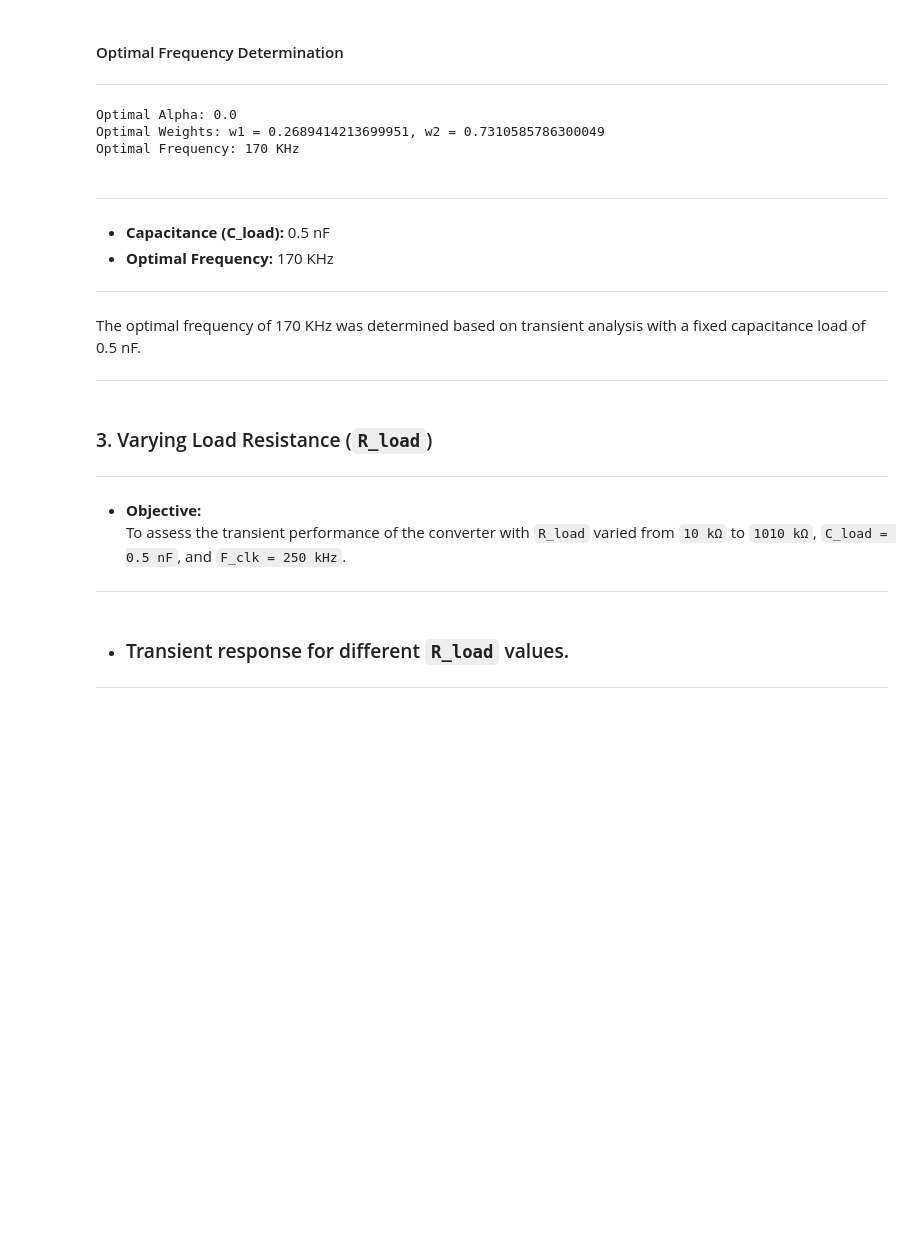
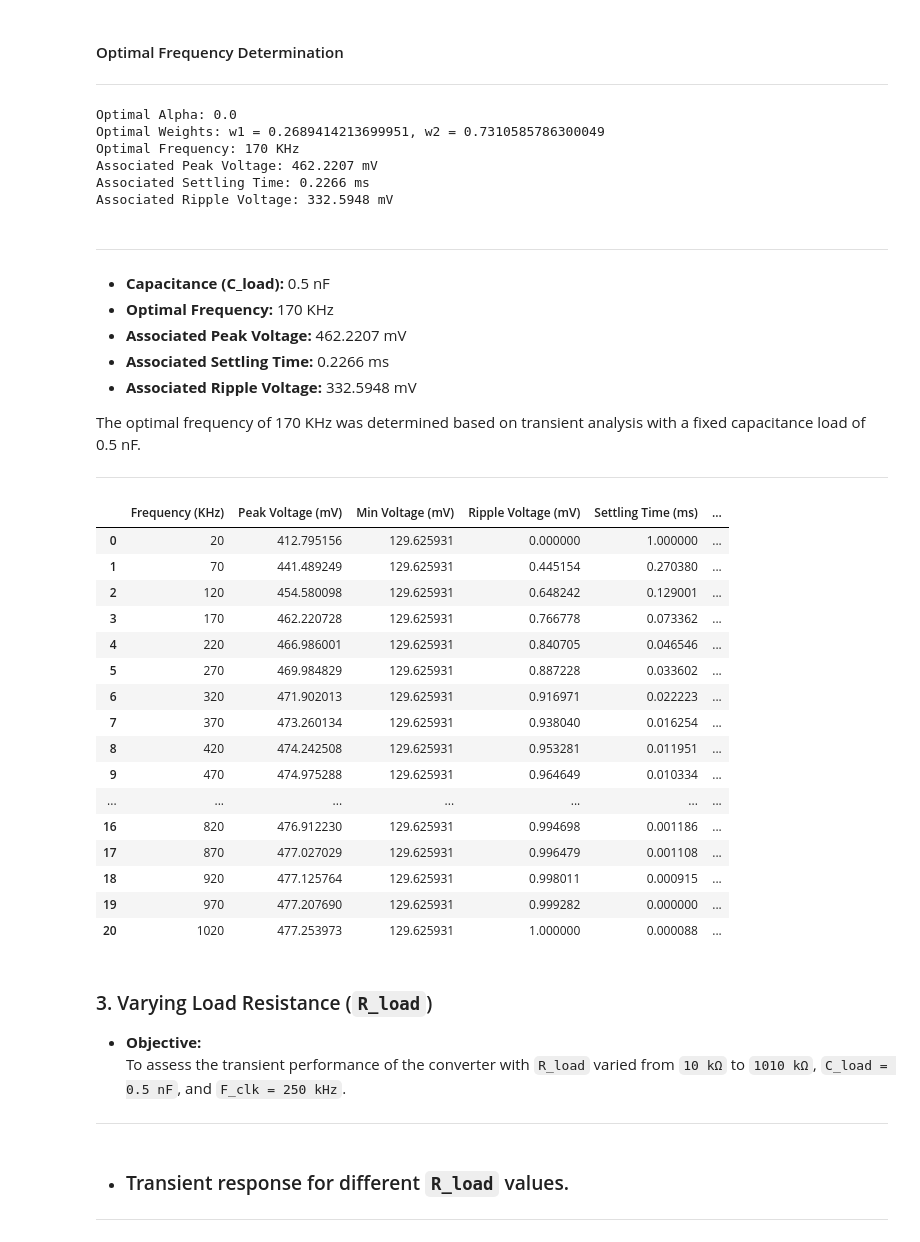
Before and after one commit to imran-nazir0011/minor-project-7th-sem, a Jupyter notebook: transient_analysis.ipynb, the cells around one changed output. Saved outputs shown, nothing was run; the diff lists cells and outputs as text; code cells hidden in the pictures; blank space fills up the shorter version.

```diff
--- a/transient_analysis.ipynb
+++ b/transient_analysis.ipynb
@@ -162,33 +152,26 @@ Based on the transient analysis results of varying load capacitance for a 2:1 sw
 #### Optimal Capacitance Determination
 ---
 # %%
+scaler = MinMaxScaler()
 
-scaler = MinMaxScaler()
-df2[['Ripple Voltage [mV]', 'Settling Time (ms)']] = scaler.fit_transform(
-    df2[['Ripple Voltage [mV]', 'Settling Time (ms)']]
-)
-
+df2['Scaled_Ripple_Voltage [mV]'] = scaler.fit_transform(df2[['Ripple Voltage [mV]']])
+df2['Scaled_Settling_Time (ms)'] = scaler.fit_transform(df2[['Settling Time (ms)']])
 
 def compute_objective(alpha, df):
-
     w1 = np.exp(alpha) / (np.exp(alpha) + np.exp(1 - alpha))
     w2 = np.exp(1 - alpha) / (np.exp(alpha) + np.exp(1 - alpha))
 
-    df['Objective'] = w1 * df['Ripple Voltage [mV]'] + w2 * df['Settling Time (ms)']
-
+    df['Objective'] = w1 * df['Scaled_Ripple_Voltage [mV]'] + w2 * df['Scaled_Settling_Time (ms)']
 
     X = df[['Capacitance (C1) [nF]']]
     y = df['Objective']
-
     X_train, X_test, y_train, y_test = train_test_split(X, y, test_size=0.2, random_state=42)
 
     model = GradientBoostingRegressor(random_state=42)
     model.fit(X_train, y_train)
 
     df['Predicted_Objective'] = model.predict(X)
-
     return df['Predicted_Objective'].min()
-
 
 result = minimize(
     lambda alpha: compute_objective(alpha, df2.copy()),
@@ -201,8 +184,7 @@ optimal_alpha = result.x[0]
 w1 = np.exp(optimal_alpha) / (np.exp(optimal_alpha) + np.exp(1 - optimal_alpha))
 w2 = np.exp(1 - optimal_alpha) / (np.exp(optimal_alpha) + np.exp(1 - optimal_alpha))
 
-
-df2['Objective'] = w1 * df2['Ripple Voltage [mV]'] + w2 * df2['Settling Time (ms)']
+df2['Objective'] = w1 * df2['Scaled_Ripple_Voltage [mV]'] + w2 * df2['Scaled_Settling_Time (ms)']
 X = df2[['Capacitance (C1) [nF]']]
 y = df2['Objective']
 
@@ -213,10 +195,16 @@ df2['Predicted_Objective'] = model.predict(X)
 
 optimal_index = df2['Predicted_Objective'].idxmin()
 optimal_capacitance = df2.loc[optimal_index, 'Capacitance (C1) [nF]']
+optimal_peak_voltage = df2.loc[optimal_index, 'Peak Voltage [mV]']
+optimal_settling_time = df2.loc[optimal_index, 'Settling Time (ms)']
+optimal_ripple_voltage = df2.loc[optimal_index, 'Ripple Voltage [mV]']
 
 print(f"Optimal Alpha: {optimal_alpha}")
 print(f"Optimal Weights: w1 = {w1}, w2 = {w2}")
 print(f"Optimal Capacitance: {optimal_capacitance} nF")
+print(f'Associated Peak Voltage: {optimal_peak_voltage:.4F} mV')
+print(f'Associated Settling Time: {optimal_settling_time:.4F} ms')
+print(f'Associated Ripple Voltage: {optimal_ripple_voltage:.4F} mV')
 # %% [output]
 Optimal Alpha: 0.0
 Optimal Weights: w1 = 0.2689414213699951, w2 = 0.7310585786300049
@@ -369,14 +363,14 @@ The Graph provides insights into the transient analysis of a 2:1 switched capaci
 ---
 # %%
 scaler = MinMaxScaler()
-df4[['Ripple Voltage (mV)', 'Settling Time (ms)']] = scaler.fit_transform(
-    df4[['Ripple Voltage (mV)', 'Settling Time (ms)']]
-)
+
+df4['Scaled_Ripple_Voltage (mV)'] = scaler.fit_transform(df4[['Ripple Voltage (mV)']])
+df4['Scaled_Settling_Time (ms)'] = scaler.fit_transform(df4[['Settling Time (ms)']])
 
 def compute_objective(alpha, df):
     w1 = np.exp(alpha) / (np.exp(alpha) + np.exp(1 - alpha))
     w2 = np.exp(1 - alpha) / (np.exp(alpha) + np.exp(1 - alpha))
-    df['Objective'] = w1 * df['Ripple Voltage (mV)'] + w2 * df['Settling Time (ms)']
+    df['Objective'] = w1 * df['Scaled_Ripple_Voltage (mV)'] + w2 * df['Scaled_Settling_Time (ms)']
     X = df[['Frequency (KHz)']]
     y = df['Objective']
     X_train, X_test, y_train, y_test = train_test_split(X, y, test_size=0.2, random_state=42)
@@ -396,7 +390,7 @@ optimal_alpha = result.x[0]
 w1 = np.exp(optimal_alpha) / (np.exp(optimal_alpha) + np.exp(1 - optimal_alpha))
 w2 = np.exp(1 - optimal_alpha) / (np.exp(optimal_alpha) + np.exp(1 - optimal_alpha))
 
-df4['Objective'] = w1 * df4['Ripple Voltage (mV)'] + w2 * df4['Settling Time (ms)']
+df4['Objective'] = w1 * df4['Scaled_Ripple_Voltage (mV)'] + w2 * df4['Scaled_Settling_Time (ms)']
 X = df4[['Frequency (KHz)']]
 y = df4['Objective']
 
@@ -407,28 +401,57 @@ df4['Predicted_Objective'] = model.predict(X)
 
 optimal_index = df4['Predicted_Objective'].idxmin()
 optimal_frequency = df4.loc[optimal_index, 'Frequency (KHz)']
+optimal_peak_voltage = df4.loc[optimal_index, 'Peak Voltage (mV)']
+optimal_ripple_voltage = df4.loc[optimal_index, 'Ripple Voltage (mV)']
+optimal_settling_time = df4.loc[optimal_index, 'Settling Time (ms)']
 
 print(f"Optimal Alpha: {optimal_alpha}")
 print(f"Optimal Weights: w1 = {w1}, w2 = {w2}")
 print(f"Optimal Frequency: {optimal_frequency} KHz")
+print(f'Associated Peak Voltage: {optimal_peak_voltage:.4F} mV')
+print(f'Associated Settling Time: {optimal_settling_time:.4F} ms')
+print(f'Associated Ripple Voltage: {optimal_ripple_voltage:.4F} mV')
 # %% [output]
 Optimal Alpha: 0.0
 Optimal Weights: w1 = 0.2689414213699951, w2 = 0.7310585786300049
 Optimal Frequency: 170 KHz
+Associated Peak Voltage: 462.2207 mV
+Associated Settling Time: 0.2266 ms
+Associated Ripple Voltage: 332.5948 mV
 # %% [markdown]
-
 ---
 - **Capacitance (C_load):** 0.5 nF
 - **Optimal Frequency:** 170 KHz
-
----
+- **Associated Peak Voltage:** 462.2207 mV
+- **Associated Settling Time:** 0.2266 ms
+- **Associated Ripple Voltage:** 332.5948 mV
 
 The optimal frequency of 170 KHz was determined based on transient analysis with a fixed capacitance load of 0.5 nF.
 
 ---
+# %%
+df4
+# %% [output]
+|  | Frequency (KHz) | Peak Voltage (mV) | Min Voltage (mV) | Ripple Voltage (mV) | Settling Time (ms) | ... |
+| 0 | 20 | 412.795156 | 129.625931 | 0.000000 | 1.000000 | ... |
+| 1 | 70 | 441.489249 | 129.625931 | 0.445154 | 0.270380 | ... |
+| 2 | 120 | 454.580098 | 129.625931 | 0.648242 | 0.129001 | ... |
+| 3 | 170 | 462.220728 | 129.625931 | 0.766778 | 0.073362 | ... |
+| 4 | 220 | 466.986001 | 129.625931 | 0.840705 | 0.046546 | ... |
+| 5 | 270 | 469.984829 | 129.625931 | 0.887228 | 0.033602 | ... |
+| 6 | 320 | 471.902013 | 129.625931 | 0.916971 | 0.022223 | ... |
+| 7 | 370 | 473.260134 | 129.625931 | 0.938040 | 0.016254 | ... |
+| 8 | 420 | 474.242508 | 129.625931 | 0.953281 | 0.011951 | ... |
+| 9 | 470 | 474.975288 | 129.625931 | 0.964649 | 0.010334 | ... |
+| ... | ... | ... | ... | ... | ... | ... |
+| 16 | 820 | 476.912230 | 129.625931 | 0.994698 | 0.001186 | ... |
+| 17 | 870 | 477.027029 | 129.625931 | 0.996479 | 0.001108 | ... |
+| 18 | 920 | 477.125764 | 129.625931 | 0.998011 | 0.000915 | ... |
+| 19 | 970 | 477.207690 | 129.625931 | 0.999282 | 0.000000 | ... |
+| 20 | 1020 | 477.253973 | 129.625931 | 1.000000 | 0.000088 | ... |
 # %% [markdown]
 ### 3. Varying Load Resistance (`R_load`)
----
+
 - **Objective:**
   To assess the transient performance of the converter with `R_load` varied from `10 kΩ` to `1010 kΩ`, `C_load = 0.5 nF`, and `F_clk = 250 kHz`.
 
```
Also changed, not shown: parts of 13 cells of this notebook, 1 other file.
